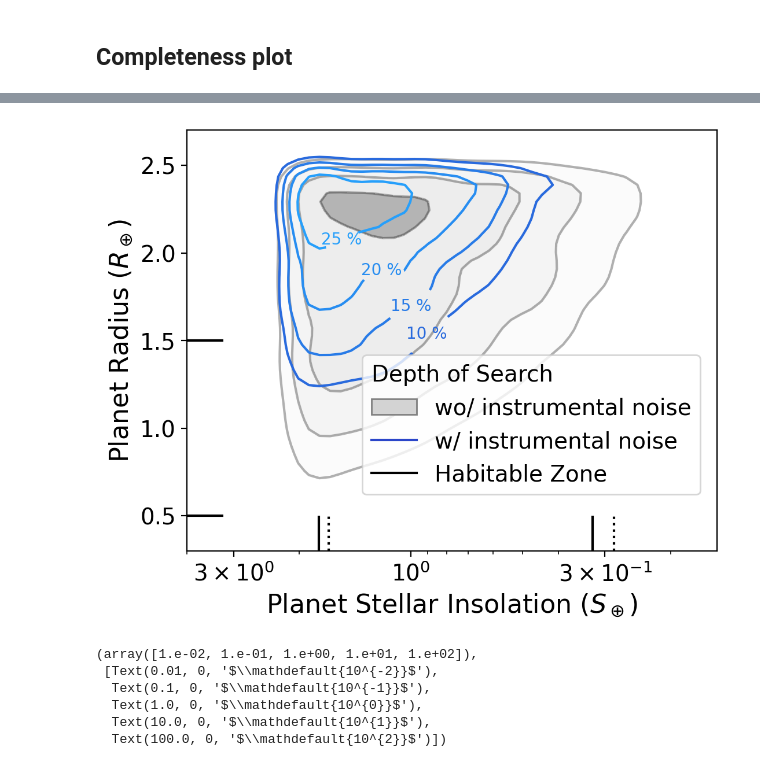
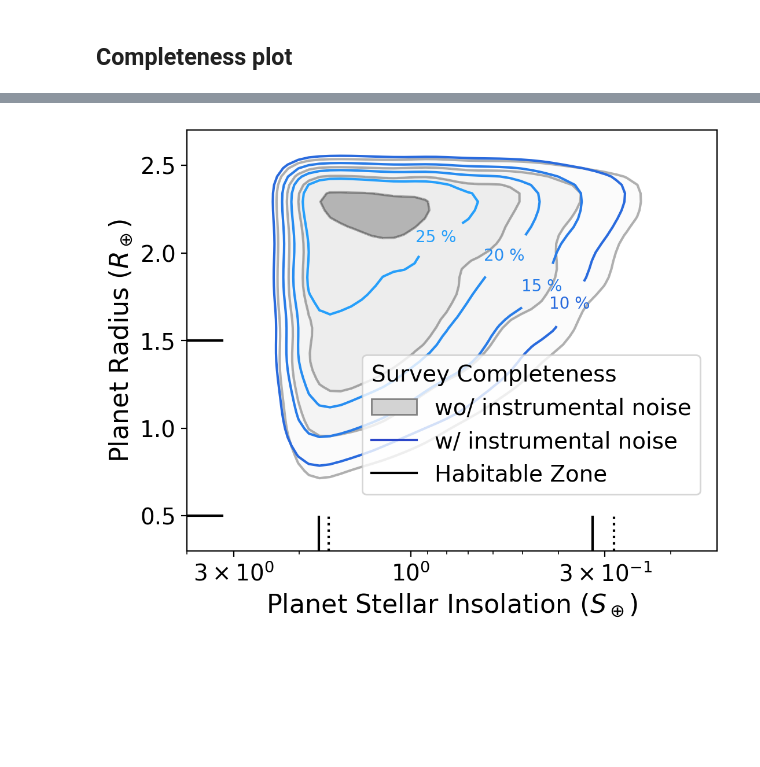
Before and after one commit to fdannert/InLIFEsim, a Jupyter notebook: docs/source/paper_experiments/figures/fig_tbd_sample_completeness.ipynb, the cells around one changed output, grey strips where cells are left out. Drawn from its saved outputs; the diff is of its cells as text; code cells hidden in the pictures; blank space fills up the shorter version.

Commit message:
small update to figure

```diff
--- a/docs/source/paper_experiments/figures/fig_tbd_sample_completeness.ipynb
+++ b/docs/source/paper_experiments/figures/fig_tbd_sample_completeness.ipynb
@@ -14,4 +15,12 @@ from matplotlib.lines import Line2D
 # %% [markdown]
 ### Import the catalog in Lay configuration with paper I occurrence statistics
+# %%
+path = {'lay': {'config': '/home/ipa/quanz/user_accounts/fdannert/noise_paper_23/70_results/S01_Lay/S01_base_bryson_hab2high.yaml',
+            'catalog': '/home/ipa/quanz/user_accounts/fdannert/noise_paper_23/70_results/S01_Lay/S01_base_bryson_hab2high_catalog.hdf5'},
+        'et' : {'config': '/home/ipa/quanz/user_accounts/fdannert/noise_paper_23/70_results/S02_earth_twin/S02_earth_twin_bryson_high_July23.yaml',
+               'catalog': '/home/ipa/quanz/user_accounts/fdannert/noise_paper_23/70_results/S02_earth_twin/S02_earth_twin_bryson_high_July23_catalog.hdf5'}
+       }
+
+use = 'et'
 # %%
 bus_0 = lifesim.Bus()
@@ -141,6 +162,7 @@ def plot_contour_completeness(ax,
                               catalog,
                               color,
                               levels,
+                              clicks=None,
                               contourf=False,
                               label=None
                              ):
@@ -197,7 +219,7 @@ def plot_contour_completeness(ax,
 
         labels= ax.clabel(cont, cont.levels, inline=True, fmt=fmt, fontsize=10,
                   rightside_up=False,
-                  manual=[(7.5e-1, 1.45), (1, 1.7), (1.2, 1.85), (1.5, 2)])
+                  manual=clicks)
 
         for l in labels:
             l.set_rotation(0.)
@@ -210,6 +232,13 @@ def plot_contour_completeness(ax,
 #        plt.vlines(x=p[-1][0], ymin=p[-1][1], ymax=ylim[1], color=color, ls=':')
 # %%
 %matplotlib inline
+
+settings = {'lay': {'smooth': [2, 1.5],
+                    'clicks': [(7.5e-1, 1.45), (1, 1.7), (1.2, 1.85), (1.5, 2)]
+                   },
+           'et': {'smooth': [2, 2],
+                  'clicks': [(3e-1, 1.7), (4e-1, 1.8), (6e-1, 2), (1, 2.2)]
+                   }}
 
 small_size = 14
 medium_size = 16
@@ -227,6 +256,7 @@ xlim = [1.5e-1, 4]
 ylim = [0.3, 2.7]
 nbins = 51
 levels=[0.1, 0.15, 0.2, 0.25, 1]
+#levels = [0.25, 0.5, 0.75, 0.95, 1]
 
 norm = matplotlib.colors.Normalize(0,0.25)
 colors = [[norm(0.), '#2B46C9'],
@@ -237,15 +267,15 @@ cmap = matplotlib.colors.LinearSegmentedColormap.from_list("", colors)
 fig, ax = plt.subplots(figsize=(15*0.393701, 12*0.393701), dpi=200)
 cont_base = plot_contour_completeness(ax=ax,
                          mask=np.logical_and(bus_0.data.catalog.detected,
-                                            bus_0.data.catalog.stype!='Y'),
+                                            bus_0.data.catalog.stype!='A'),
                          mask_base=np.logical_and(bus_0.data.catalog.int_time >= 0,
-                                                 bus_0.data.catalog.stype!='Y'),
+                                                 bus_0.data.catalog.stype!='A'),
                          xlim=xlim,
                          ylim=ylim,
                          nbins=51,
                          lim_cont_left=50,
                          lim_cont_right=50,
-                         sigma=2.,
+                         sigma=settings[use]['smooth'][0],
                          catalog=bus_0.data.catalog,
                          color='k',
                          levels=levels,
@@ -254,19 +284,20 @@ cont_base = plot_contour_completeness(ax=ax,
 
 cont_noise = plot_contour_completeness(ax=ax,
                          mask=np.logical_and(bus_1.data.catalog.detected,
-                                            bus_1.data.catalog.stype!='Y'),
+                                            bus_1.data.catalog.stype!='A'),
                          mask_base=np.logical_and(bus_1.data.catalog.int_time >= 0,
-                                                 bus_1.data.catalog.stype!='Y'),
+                                                 bus_1.data.catalog.stype!='A'),
                          xlim=xlim,
                          ylim=ylim,
                          nbins=51,
                          lim_cont_left=50,
                          lim_cont_right=50,
-                         sigma=1.5,
+                         sigma=settings[use]['smooth'][1],
                          catalog=bus_1.data.catalog,
                          color='#6ec3fa',
                          levels=levels,
-                         label='test2')
+                         label='test2',
+                                      clicks=settings[use]['clicks'])
 
 #xlim = (1e-2, 5e3)
 
@@ -287,32 +318,32 @@ plt.vlines(x=single_habitable_zone(model='MS',
           ymin=ylim[0],
           ymax=ylim[0]+0.2,
           color='k',
           ls=':')
 
 plt.ylim(ylim)
 plt.xlim(xlim)
 plt.xscale('log')
 ax.invert_xaxis()
 
 plt.xticks([3.e-1, 1.e0, 3.e0],
                [r'$3 \times 10^{-1}$',
                r'$10^{0}$',
                r'$3 \times 10^{0}$'])
 
 plt.xlabel('Planet Stellar Insolation ($S_\oplus$)')
 plt.ylabel('Planet Radius ($R_\oplus$)')
 
 legend_elements = [Patch(facecolor='lightgray', edgecolor='gray',
                          label='wo/ instrumental noise'),
                    Line2D([0], [0], color='#2B46C9', lw=1.5, label='w/ instrumental noise'),
                   Line2D([0], [0], color='k', lw=1.5, label='Habitable Zone'),]
 
 legend = ax.legend(handles=legend_elements,
                    loc='center',
-                   title='Depth of Search',
+                   title='Survey Completeness',
                    alignment='left',
                   bbox_to_anchor=[0.65, 0.3])
 
 plt.show()
 # %% [output]
-[figure, old version]
+[figure, new version]
@@ -321,9 +349,0 @@ from lifesim.util.habitable import single_habitable_zone
-# %%
-xticks
-# %% [output]
-(array([1.e-02, 1.e-01, 1.e+00, 1.e+01, 1.e+02]),
- [Text(0.01, 0, '$\\mathdefault{10^{-2}}$'),
-  Text(0.1, 0, '$\\mathdefault{10^{-1}}$'),
-  Text(1.0, 0, '$\\mathdefault{10^{0}}$'),
-  Text(10.0, 0, '$\\mathdefault{10^{1}}$'),
-  Text(100.0, 0, '$\\mathdefault{10^{2}}$')])
```
Also changed, not shown: parts of 7 cells of this notebook.
